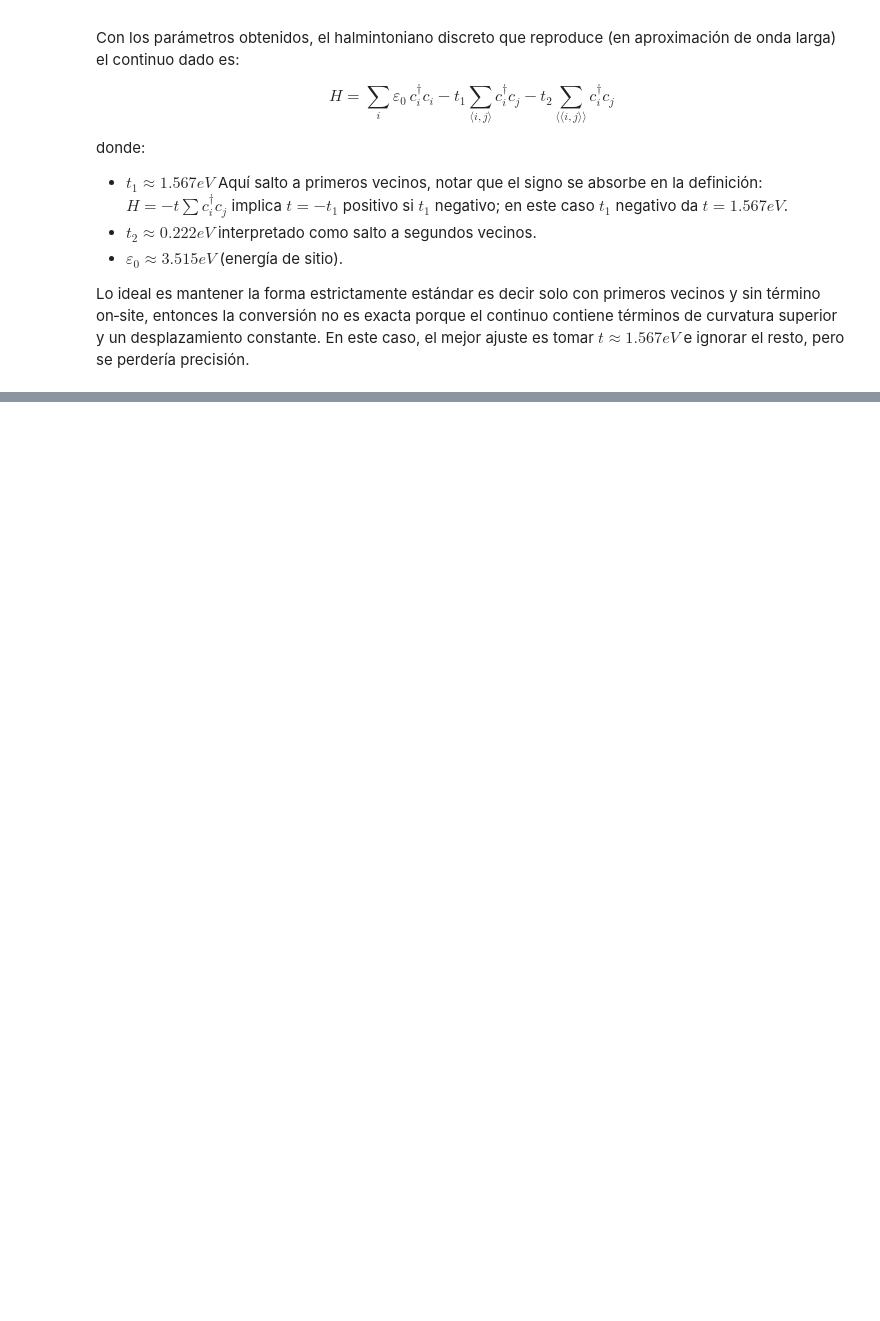
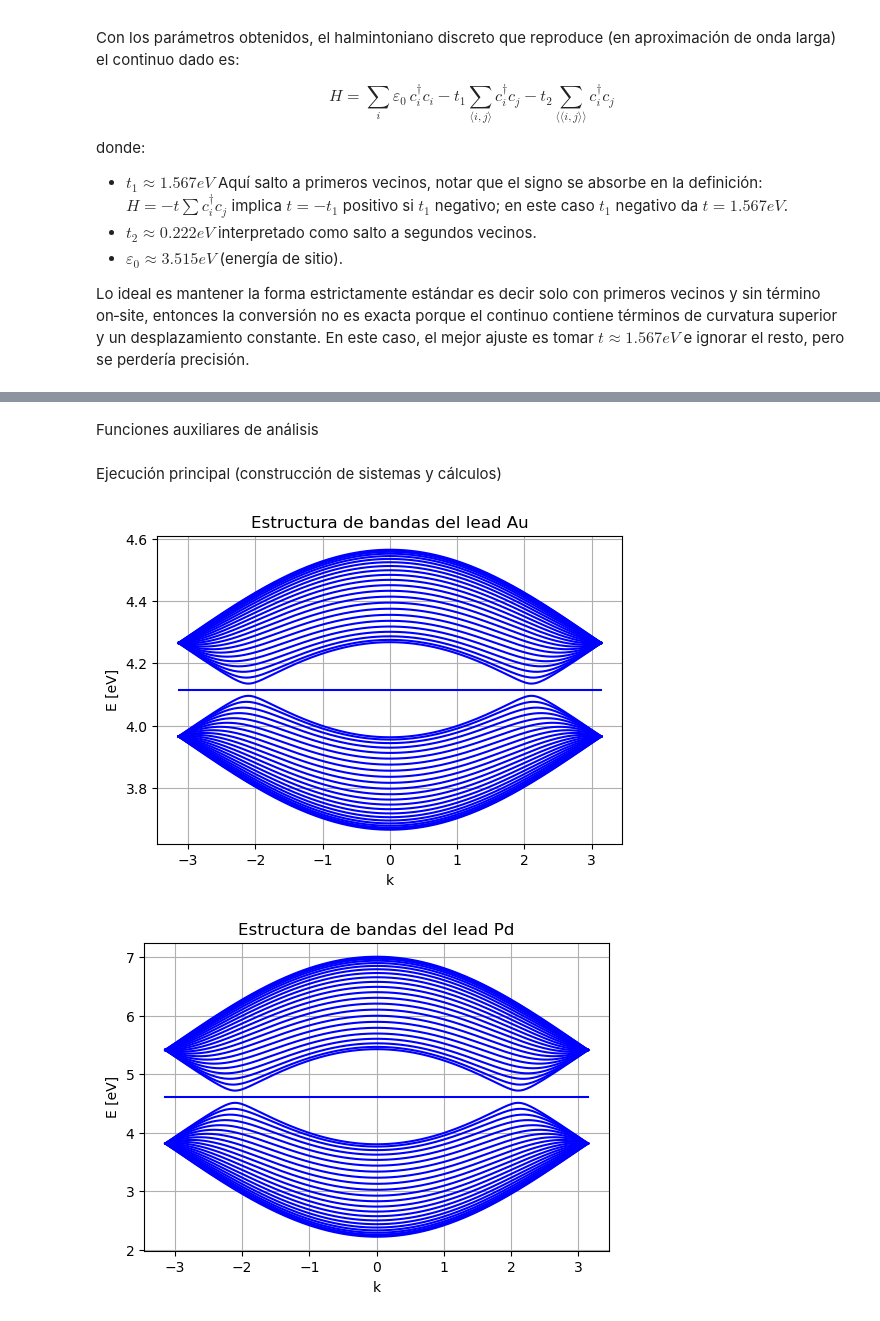
Before and after one commit to cesar97af/Simulacion_rGO_Con, a Jupyter notebook: Presentación de la simulación.ipynb, the cells around one changed output, grey strips where cells are left out. Saved outputs shown, nothing was run; the diff lists cells and outputs as text; code cells hidden in the pictures; blank space fills up the shorter version.

```diff
--- a/Presentación de la simulación.ipynb
+++ b/Presentación de la simulación.ipynb
@@ -587,0 +227,16 @@ Las figuras están listas para visualización.
+# %%
+if include_oxygen:
+    print(f"Agregando oxígeno adsorbido ({concentration_O*100:.1f}% de sitios)...")
+    rng_O = np.random.RandomState(123)
+    sites_list = list(syst.sites())
+    n_oxygen = int(len(sites_list) * concentration_O)
+    oxygen_indices = rng_O.choice(len(sites_list), n_oxygen, replace=False)
+    oxygen_sites = [sites_list[i] for i in oxygen_indices]
+
+    for site in oxygen_sites:
+        current_onsite = syst[site]
+        if include_SOC:
+            delta_O = epsilon_O * sigma_0 + 0.05 * sigma_z
+            syst[site] = current_onsite + delta_O
+        else:
+            syst[site] = current_onsite + epsilon_O
@@ -587,0 +281,2 @@ Las figuras están listas para visualización.
+# %% [markdown]
+Funciones auxiliares de análisis
@@ -587,0 +327,2 @@ Las figuras están listas para visualización.
+# %% [markdown]
+ Ejecución principal (construcción de sistemas y cálculos)
@@ -587,0 +394,26 @@ Las figuras están listas para visualización.
+# %%
+def plot_bandas(lead, metal_name='Metal'):
+    momenta = np.linspace(-np.pi, np.pi, 201)
+    bands = kwant.physics.Bands(lead.finalized())
+    energies = [bands(k) for k in momenta]
+
+    plt.figure(figsize=(6,4))
+    for band in np.array(energies).T:
+        plt.plot(momenta, band, color='b')
+    plt.xlabel("k")
+    plt.ylabel("E [eV]")
+    plt.title(f"Estructura de bandas del lead {metal_name}")
+    plt.grid(True)
+    plt.show()
+# %%
+## Construcción del sistema
+# Para Au
+syst_Au, lead_left_Au, lead_right_Au = construir_sistema('Au')
+plot_bandas(lead_left_Au, 'Au')
+
+# Para Pd
+syst_Pd, lead_left_Pd, lead_right_Pd = construir_sistema('Pd')
+plot_bandas(lead_left_Pd, 'Pd')
+# %% [output]
+[figure, added]
+[figure, added]
```
Also changed, not shown: parts of 47 cells of this notebook, 1 other file.
